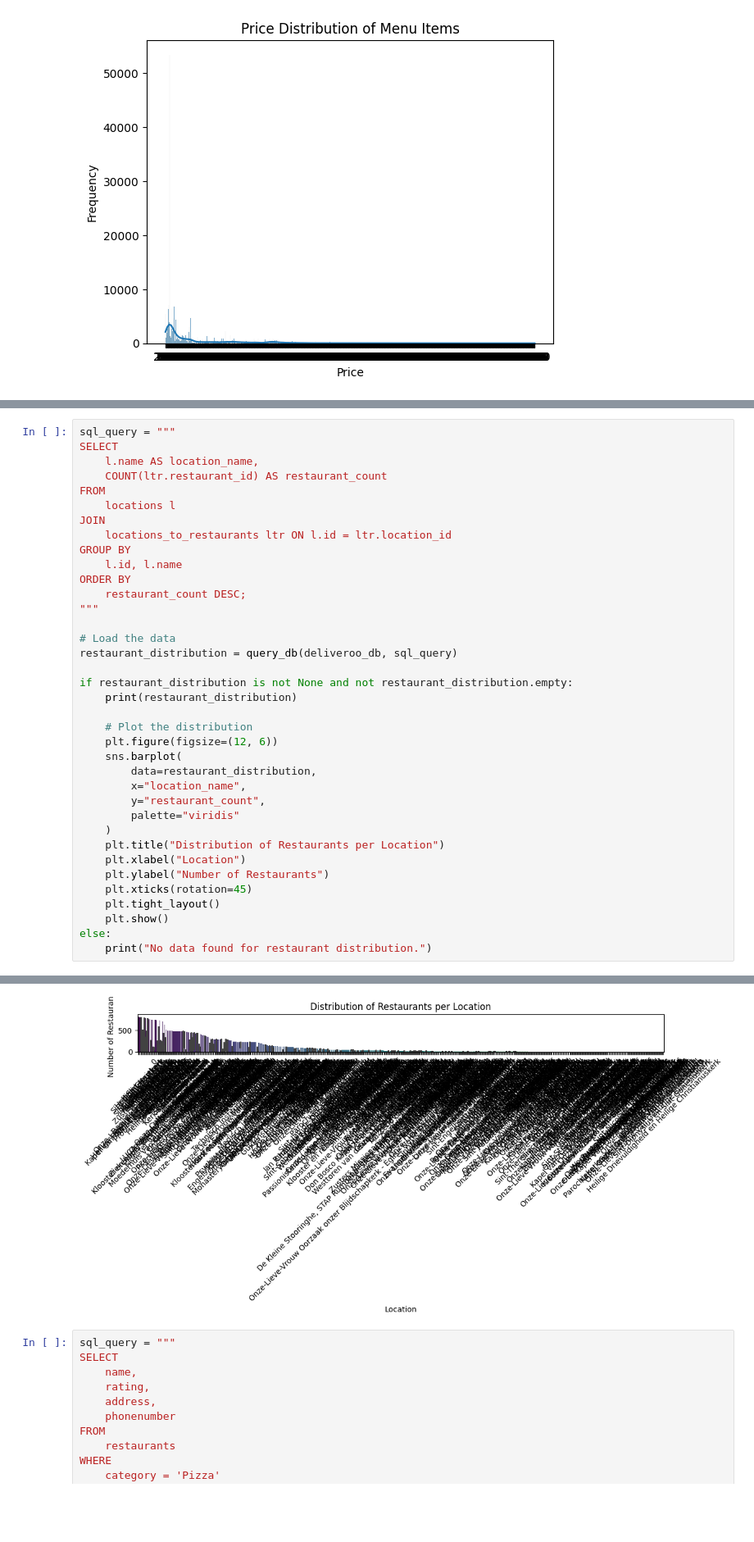
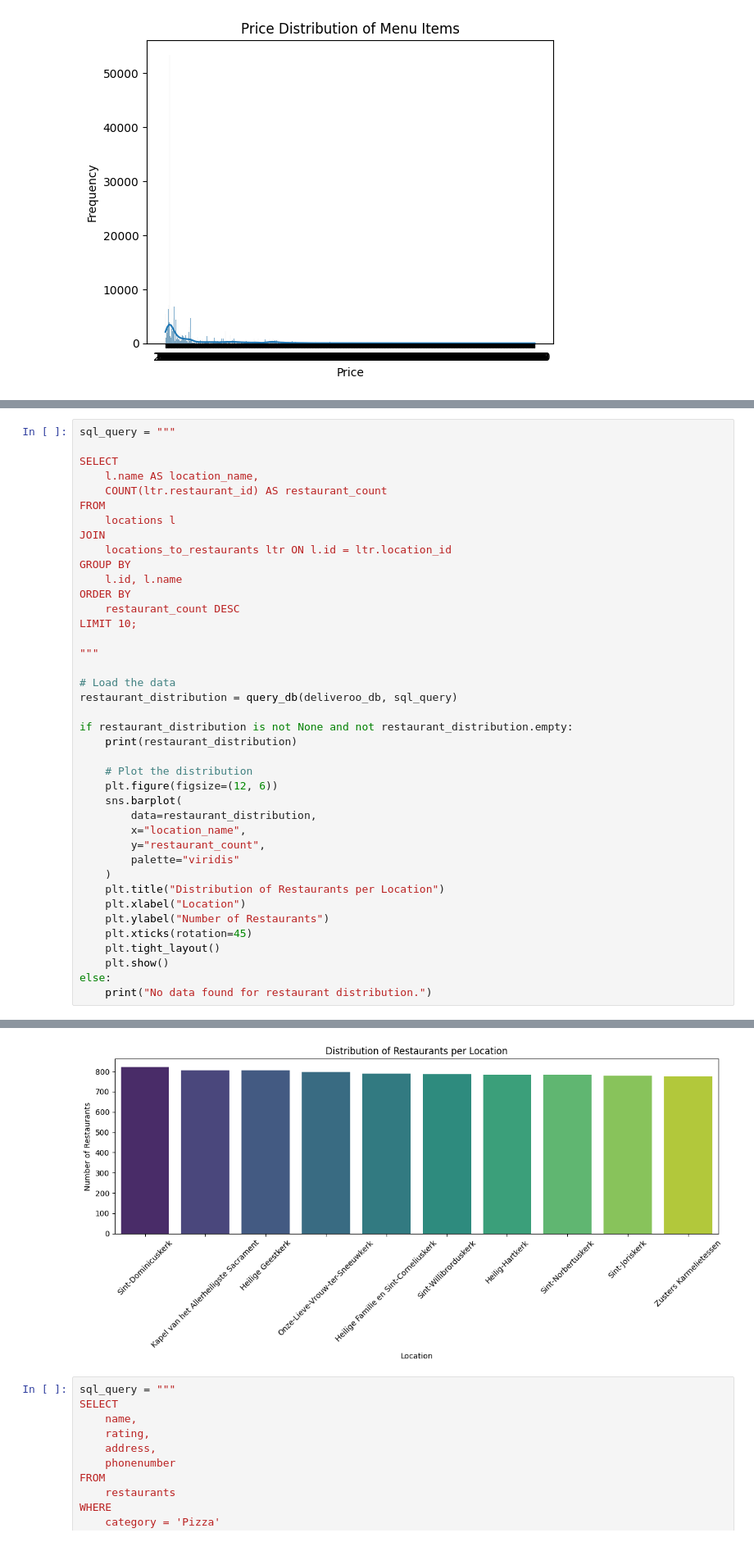
Before and after one commit to dhrisya010/delivery-market-analysis-with-SQL, a Jupyter notebook: market_analysis.ipynb, the cells around one changed output, grey strips where cells are left out. Shown at 82% size. Saved outputs shown, nothing was run; the diff lists cells and outputs as text; blank space fills up the shorter version.

```diff
--- a/market_analysis.ipynb
+++ b/market_analysis.ipynb
@@ -152,6 +151,7 @@ Passing `palette` without assigning `hue` is deprecated and will be removed in v
 [figure]
 # %%
 sql_query = """
+
 SELECT
     l.name AS location_name,
     COUNT(ltr.restaurant_id) AS restaurant_count
@@ -162,7 +162,9 @@ JOIN
 GROUP BY
     l.id, l.name
 ORDER BY
-    restaurant_count DESC;
+    restaurant_count DESC
+LIMIT 10;
+
 """
 
 # Load the data
@@ -206,7 +205,7 @@ Connection Successful
 Passing `palette` without assigning `hue` is deprecated and will be removed in v0.14.0. Assign the `x` variable to `hue` and set `legend=False` for the same effect.
 
   sns.barplot(
-[figure, old version]
+[figure, new version]
 # %%
 sql_query = """
 SELECT
```
Also changed, not shown: parts of 6 cells of this notebook, 4 other files.
